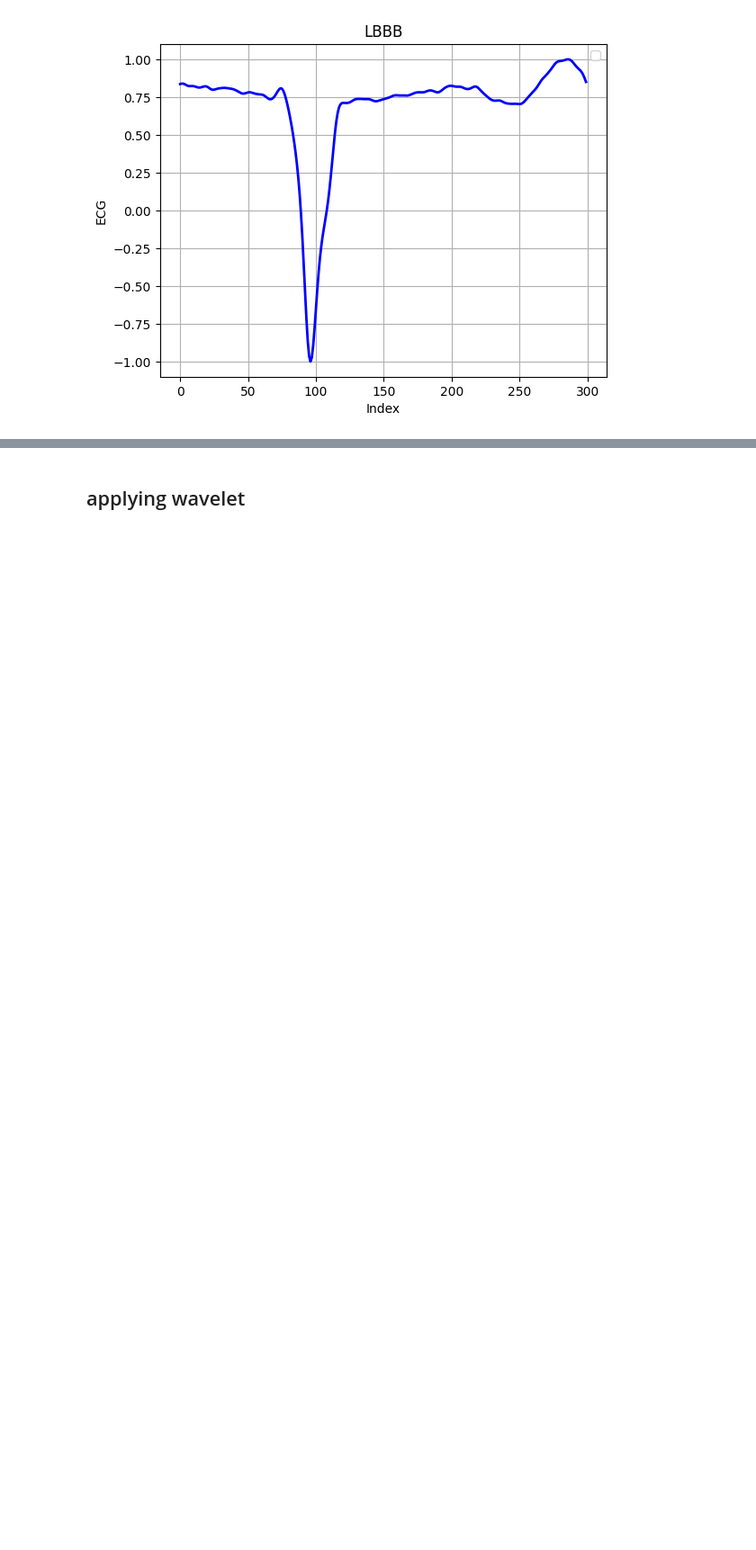
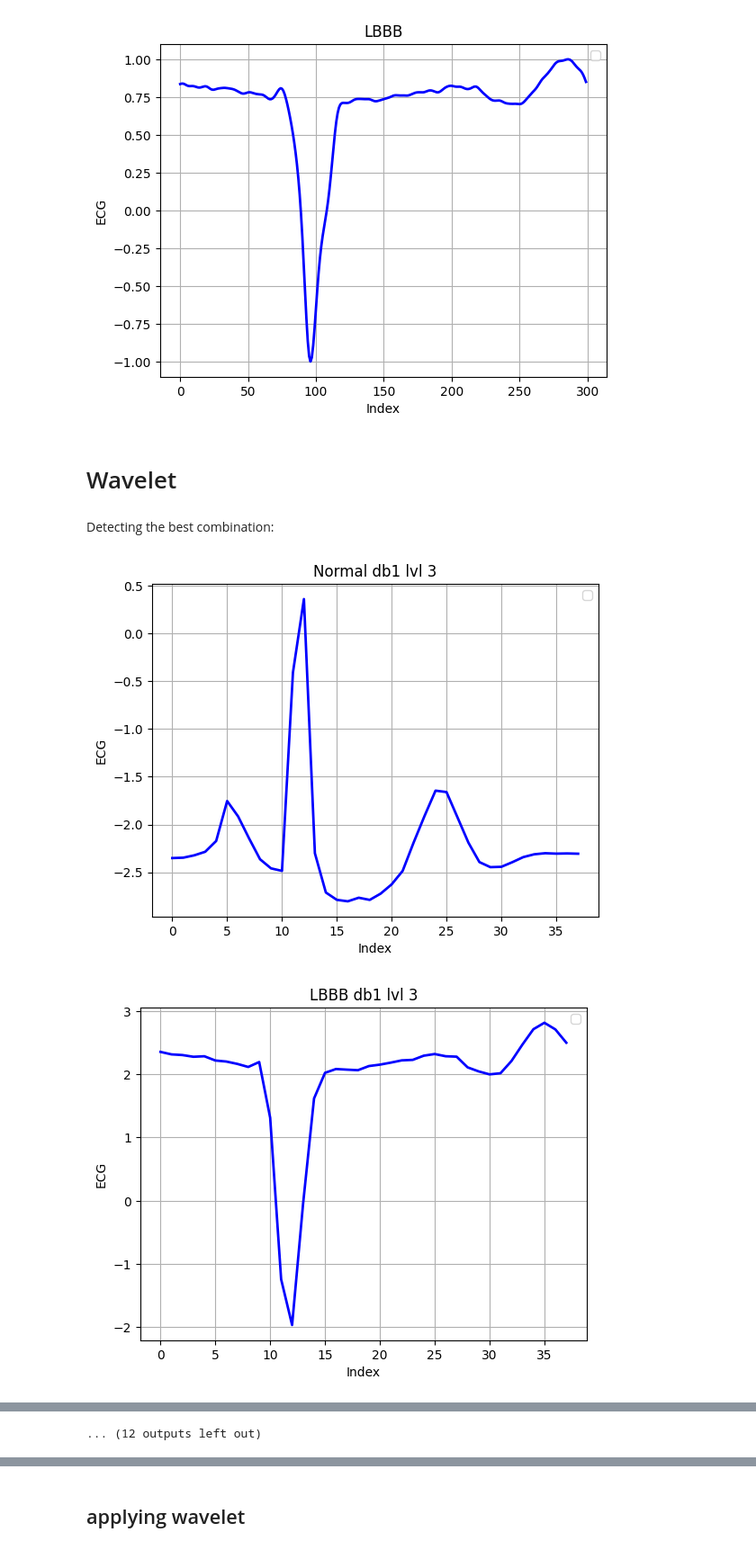
Before and after one commit to ELDA7EE7/DSP-Project, a Jupyter notebook: preprocess.ipynb, the cells around one changed output, grey strips where cells are left out. Shown at 90% size. Saved outputs shown, nothing was run; the diff lists cells and outputs as text; code cells hidden in the pictures; blank space fills up the shorter version.

```diff
--- a/preprocess.ipynb
+++ b/preprocess.ipynb
@@ -161,3 +164,5 @@ plot(lbbb_train[0],"LBBB")
 # %% [output]
 [figure]
 [figure]
+# %% [markdown]
+# Wavelet
@@ -163,0 +174,14 @@ plot(lbbb_train[0],"LBBB")
+# %% [markdown]
+Detecting the best combination:
+# %%
+for i in range(1, 5):
+    for j in range(3, 6):
+        WAVELET_FAMILY = 'db' + str(i)
+        LEVEL = j
+        normal_coeff=pywt.wavedec(train[0],wavelet=WAVELET_FAMILY,level=LEVEL)
+        plot(normal_coeff[0],"Normal " + WAVELET_FAMILY + " lvl " + str(LEVEL))
+        LBBB_coeff=pywt.wavedec(train[len(normal_train)],wavelet=WAVELET_FAMILY,level=LEVEL)
+        plot(LBBB_coeff[0],"LBBB " + WAVELET_FAMILY + " lvl " + str(LEVEL))
+# %% [output]
+[figure, added]
+[figure, added]
@@ -163,0 +198 @@ plot(lbbb_train[0],"LBBB")
+... (12 outputs left out)
```
Also changed, not shown: parts of 27 cells of this notebook.
